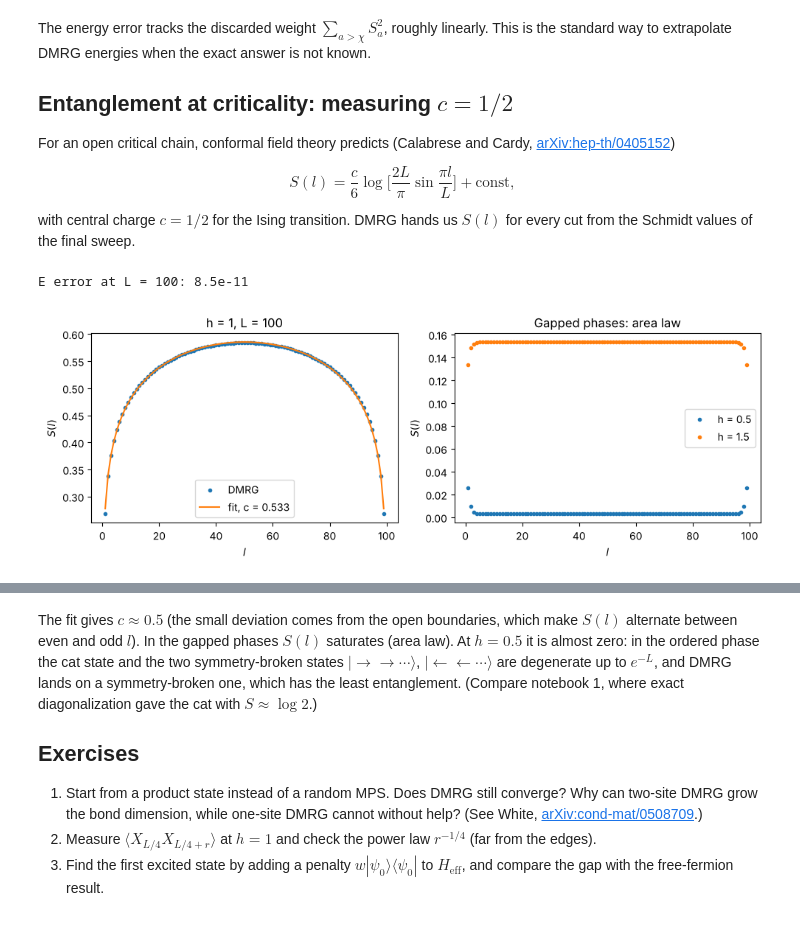
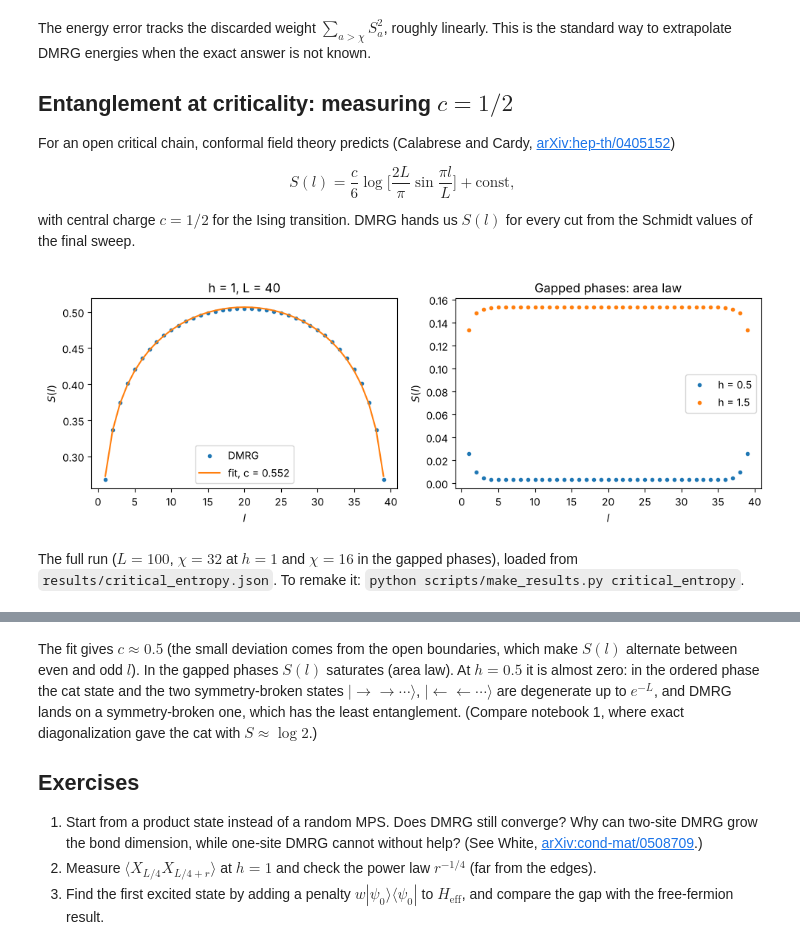
Before and after one commit to liukeLyu/dmrg-from-scratch, a Jupyter notebook: examples/03_finite_dmrg.ipynb, the cells around one changed output, grey strips where cells are left out. Cells and saved outputs as stored; diff of their text form; code cells hidden in the pictures.

Commit message:
Notebooks: live cell plus saved full result for slow results

```diff
--- a/examples/03_finite_dmrg.ipynb
+++ b/examples/03_finite_dmrg.ipynb
@@ -117,25 +118,30 @@ For an open critical chain, conformal field theory predicts (Calabrese and Cardy
 $$S(l) = \frac{c}{6}\log\Big[\frac{2L}{\pi}\sin\frac{\pi l}{L}\Big] + \text{const},$$
 
 with central charge $c = 1/2$ for the Ising transition. DMRG hands us $S(l)$ for every cut from the Schmidt values of the final sweep.
-# %%
-L = 100
-res = dmrg.dmrg(dmrg.tfim_mpo(L, 1.0), chi_max=32, n_sweeps=3)
-c, const = dmrg.central_charge_fit(L, res["entropies"])
-l = np.arange(1, L)
-x = np.log(2 * L / np.pi * np.sin(np.pi * l / L))
-
-fig, ax = plt.subplots(1, 2, figsize=(10, 3.6))
-ax[0].plot(l, res["entropies"], ".", label="DMRG")
-ax[0].plot(l, c / 6 * x + const, "-", label=f"fit, c = {c:.3f}")
-ax[0].set(xlabel="$l$", ylabel="$S(l)$", title=f"h = 1, L = {L}")
-ax[0].legend()
-for hh in [0.5, 1.5]:
-    r = dmrg.dmrg(dmrg.tfim_mpo(L, hh), chi_max=16, n_sweeps=3)
-    ax[1].plot(l, r["entropies"], ".", label=f"h = {hh}")
-ax[1].set(xlabel="$l$", ylabel="$S(l)$", title="Gapped phases: area law")
-ax[1].legend()
-plt.tight_layout()
-print(f"E error at L = {L}: {res['energy'] - dmrg.tfim_open_energy(L, 1.0):.1e}")
-# %% [output]
-E error at L = 100: 8.5e-11
-[figure, removed]
+# %%
+def plot_profiles(L, critical, gapped):
+    """critical: entropies at h = 1; gapped: {h: entropies}."""
+    c, const = dmrg.central_charge_fit(L, critical)
+    l = np.arange(1, L)
+    x = np.log(2 * L / np.pi * np.sin(np.pi * l / L))
+    fig, ax = plt.subplots(1, 2, figsize=(10, 3.6))
+    ax[0].plot(l, critical, ".", label="DMRG")
+    ax[0].plot(l, c / 6 * x + const, "-", label=f"fit, c = {c:.3f}")
+    ax[0].set(xlabel="$l$", ylabel="$S(l)$", title=f"h = 1, L = {L}")
+    ax[0].legend()
+    for hh, S in gapped.items():
+        ax[1].plot(l, S, ".", label=f"h = {hh}")
+    ax[1].set(xlabel="$l$", ylabel="$S(l)$", title="Gapped phases: area law")
+    ax[1].legend()
+    plt.tight_layout()
+    plt.show()
+
+
+L = 40  # quick live run
+res = dmrg.dmrg(dmrg.tfim_mpo(L, 1.0), chi_max=24, n_sweeps=2)
+gapped = {hh: dmrg.dmrg(dmrg.tfim_mpo(L, hh), chi_max=12, n_sweeps=2)["entropies"] for hh in [0.5, 1.5]}
+plot_profiles(L, res["entropies"], gapped)
+# %% [output]
+[figure, added]
+# %% [markdown]
+The full run ($L = 100$, $\chi = 32$ at $h = 1$ and $\chi = 16$ in the gapped phases), loaded from `results/critical_entropy.json`. To remake it: `python scripts/make_results.py critical_entropy`.
```
Also changed, not shown: parts of 3 cells of this notebook, 2 other files.
